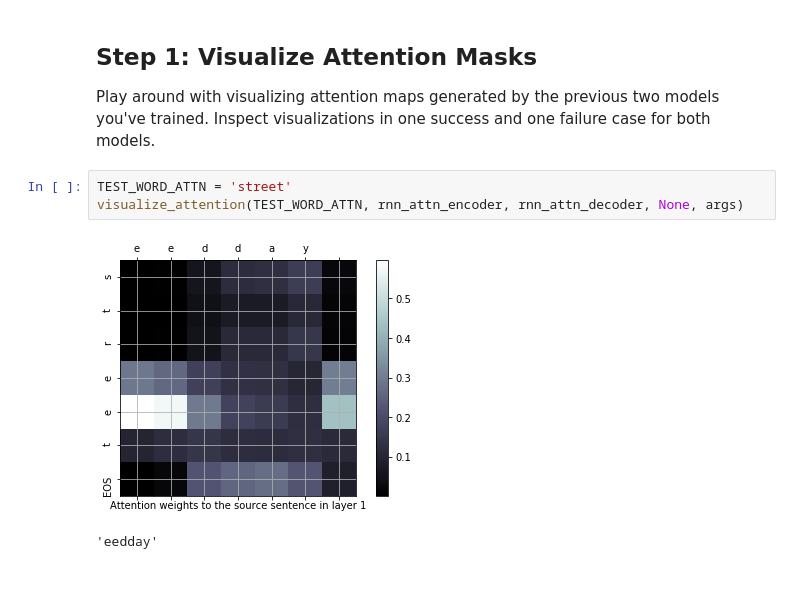
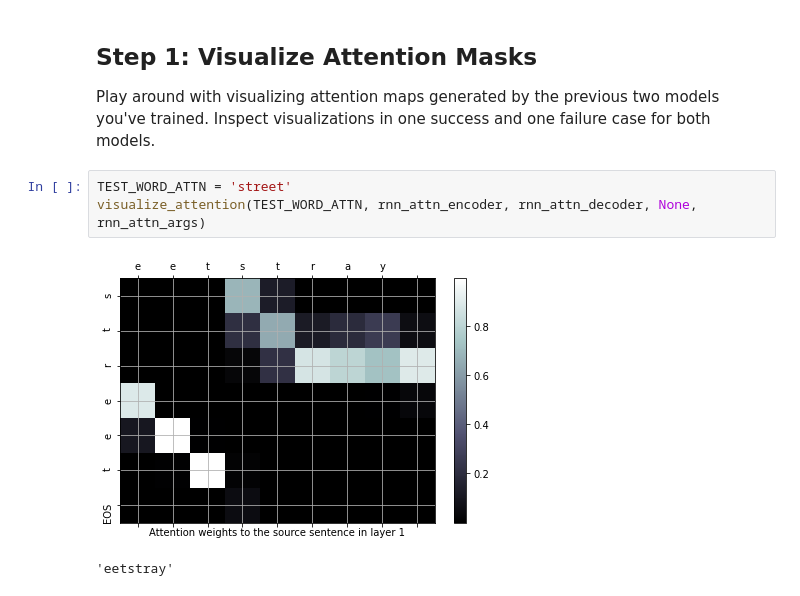
Before and after one commit to donganzh-zz/csc413, a Jupyter notebook: PA3/nmt.ipynb, the cells around one changed output. Cells and saved outputs as stored; diff of their text form.

```diff
--- a/PA3/nmt.ipynb
+++ b/PA3/nmt.ipynb
@@ -1569,9 +1686,9 @@ The code in this section loads the model you trained from the previous section a
 Play around with visualizing attention maps generated by the previous two models you've trained. Inspect visualizations in one success and one failure case for both models.
 # %%
 TEST_WORD_ATTN = 'street'
-visualize_attention(TEST_WORD_ATTN, rnn_attn_encoder, rnn_attn_decoder, None, args)
+visualize_attention(TEST_WORD_ATTN, rnn_attn_encoder, rnn_attn_decoder, None, rnn_attn_args)
 # %% [output]
-[figure, old version]
+[figure, new version]
-'eedday'
+'eetstray'
 # %%
 TEST_WORD_ATTN = 'street'
```
Also changed, not shown: parts of 16 cells of this notebook.
